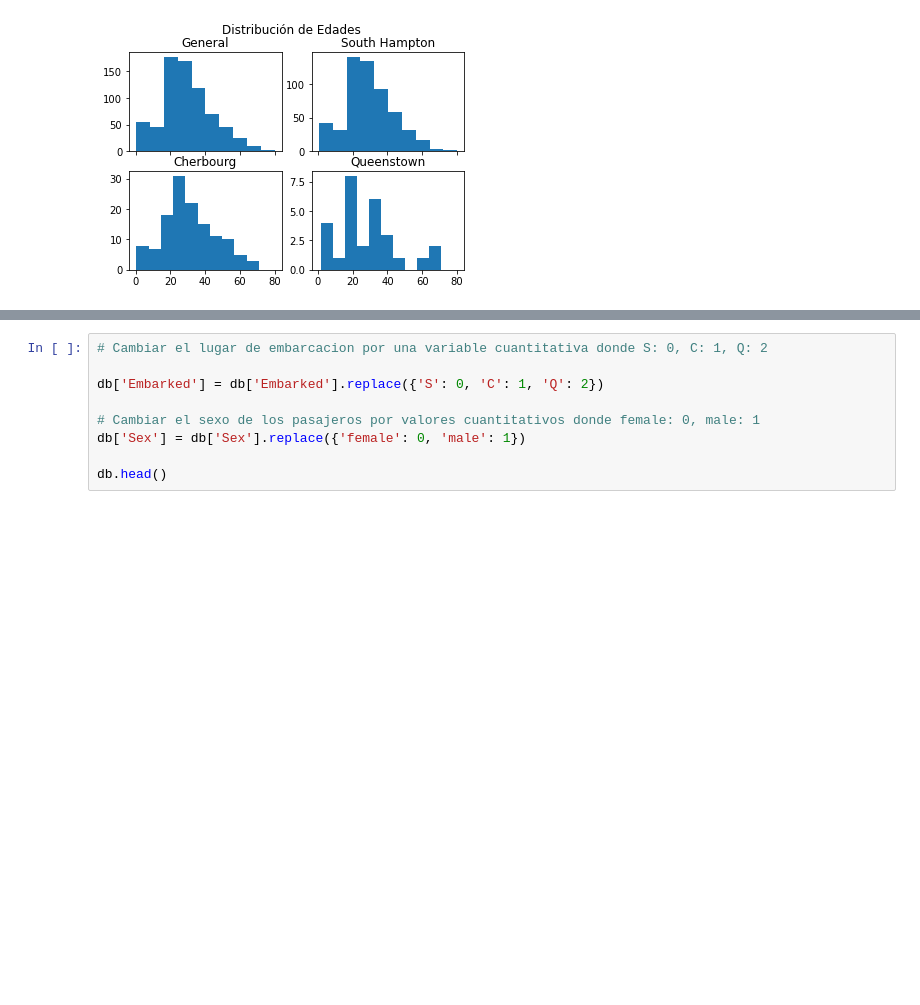
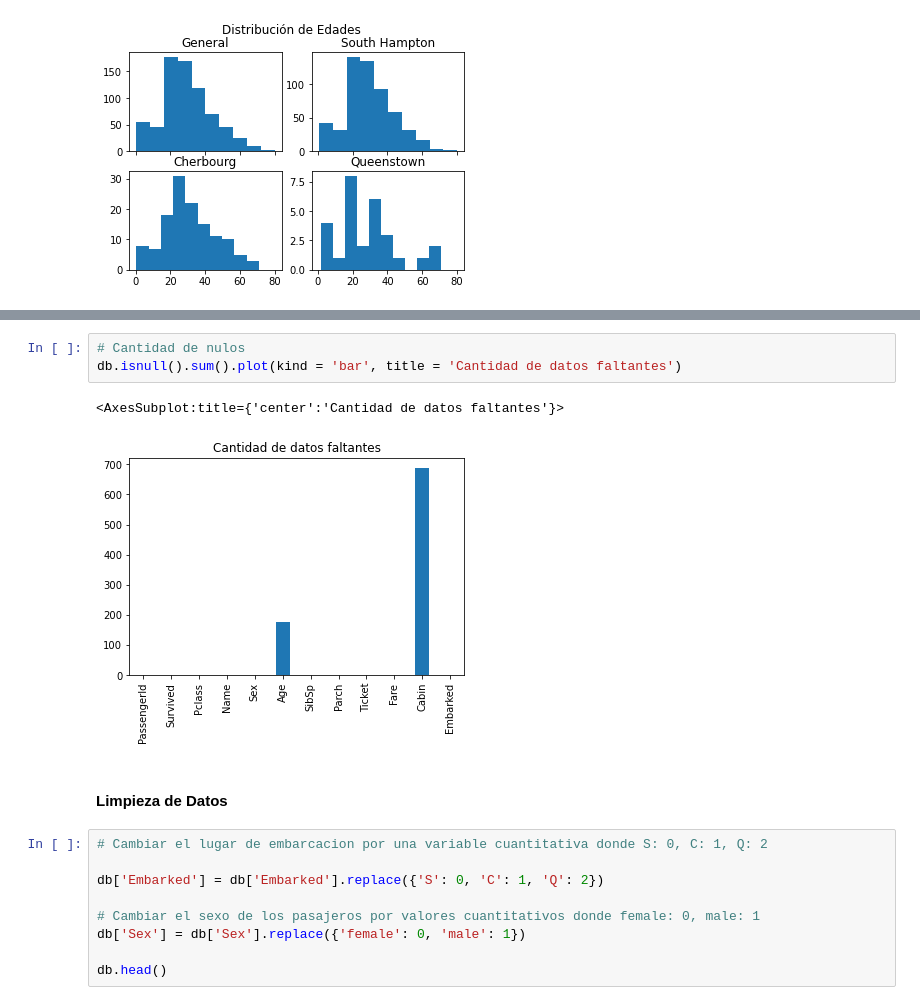
Before and after one commit to fedemedina72/IA1_Equipo8, a Jupyter notebook: LimpiezaDatos.ipynb, the cells around one changed output, grey strips where cells are left out. Saved outputs shown, nothing was run; the diff lists cells and outputs as text; blank space fills up the shorter version.

```diff
--- a/LimpiezaDatos.ipynb
+++ b/LimpiezaDatos.ipynb
@@ -110,3 +169,11 @@ Text(0.5, 1.0, 'Queenstown')
+# %%
+# Cantidad de nulos
+db.isnull().sum().plot(kind = 'bar', title = 'Cantidad de datos faltantes')
+# %% [output]
+<AxesSubplot:title={'center':'Cantidad de datos faltantes'}>
+[figure, added]
+# %% [markdown]
+#### Limpieza de Datos
 # %%
 # Cambiar el lugar de embarcacion por una variable cuantitativa donde S: 0, C: 1, Q: 2
 
```
Also changed, not shown: parts of 6 cells of this notebook.
